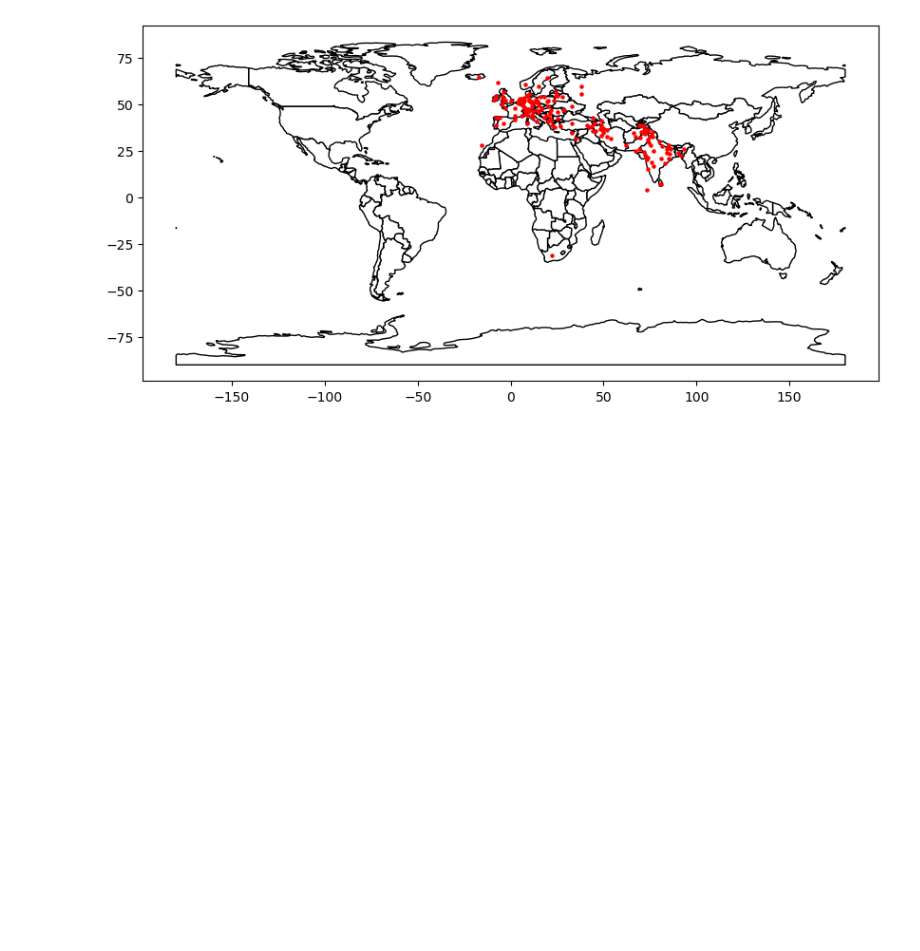
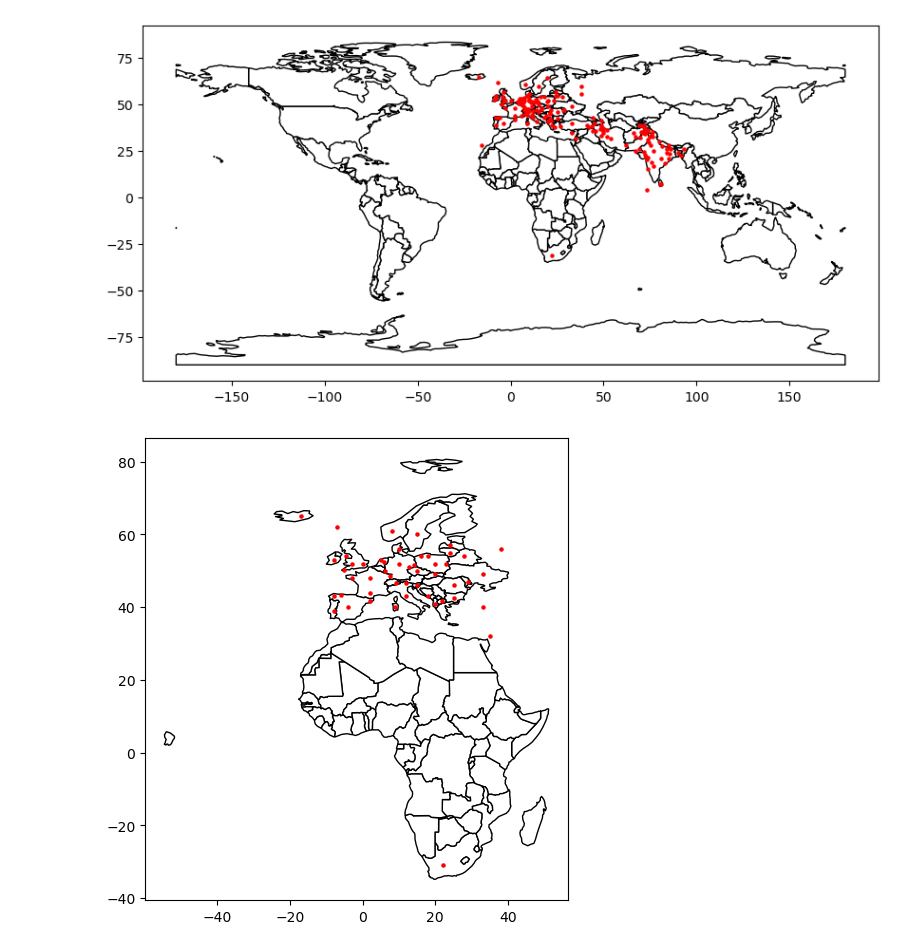
Before and after one commit to StefMiya/TL_Team5, a Jupyter notebook: languages.ipynb, the cells around one changed output. Saved outputs shown, nothing was run; the diff lists cells and outputs as text; code cells hidden in the pictures; blank space fills up the shorter version.

Commit message:
filtered languages to European, standard languages

```diff
--- a/languages.ipynb
+++ b/languages.ipynb
@@ -9,11 +9,20 @@ import geopandas as gpd
 # %% [markdown]
 ### Function to draw map and visualize languages
 # %%
-def plot_langs(df: pd.DataFrame):
+def plot_langs(df: pd.DataFrame, continent: str):
     x = df[['Name','Latitude', 'Longitude']]
     gdf = gpd.GeoDataFrame(df, geometry=gpd.points_from_xy(df['Longitude'], df['Latitude']))
 
     gdf_world = gpd.read_file(gpd.datasets.get_path('naturalearth_lowres'))
 
-    ax = gdf_world.plot(figsize=(10, 6), color='white', edgecolor='black') #(color='white', edgecolor='red')
+    filter = None
+    if (continent == 'Eurasia') : filter = ((gdf_world['continent'] == 'Europe') | (gdf_world['continent'] == 'Asia'))
+    elif (continent == 'Europe') : filter = ((gdf_world['continent'] == 'Europe') & (gdf_world['name'] != 'Russia')) #Asian part of Russia mess up map
+    elif (continent == 'Eurafrica') : filter = (((gdf_world['continent'] == 'Europe') | (gdf_world['continent'] == 'Africa')) & (gdf_world['name'] != 'Russia')) #Asian part of Russia mess up map
+    else: filter = gdf_world['continent'] > 'A'
+
+    # filter = gdf_world['continent'] > 'A'
+
+    # ax = gdf_world[gdf_world['continent'] == 'Europe'].plot(figsize=(10, 6), color='white', edgecolor='black')
+    ax = gdf_world[filter].plot(figsize=(10, 6), color='white', edgecolor='black')
     gdf.plot(ax=ax, marker='o', color='red', markersize=5)
@@ -28,2 +39,13 @@ plot_langs(df_indo_europ)
 # %% [output]
 [figure]
+# %%
+# remove languages from India
+filter = (df_indo_europ['Longitude'] <= 40)
+#remove dialects
+filter = filter & (df_indo_europ['Name'].str.contains('^[a-zA-Z]*$'))
+
+df_europe_only = df_indo_europ[filter]
+
+plot_langs(df_europe_only, 'Eurafrica')
+# %% [output]
+[figure, added]
```
Also changed, not shown: parts of 5 cells of this notebook.
